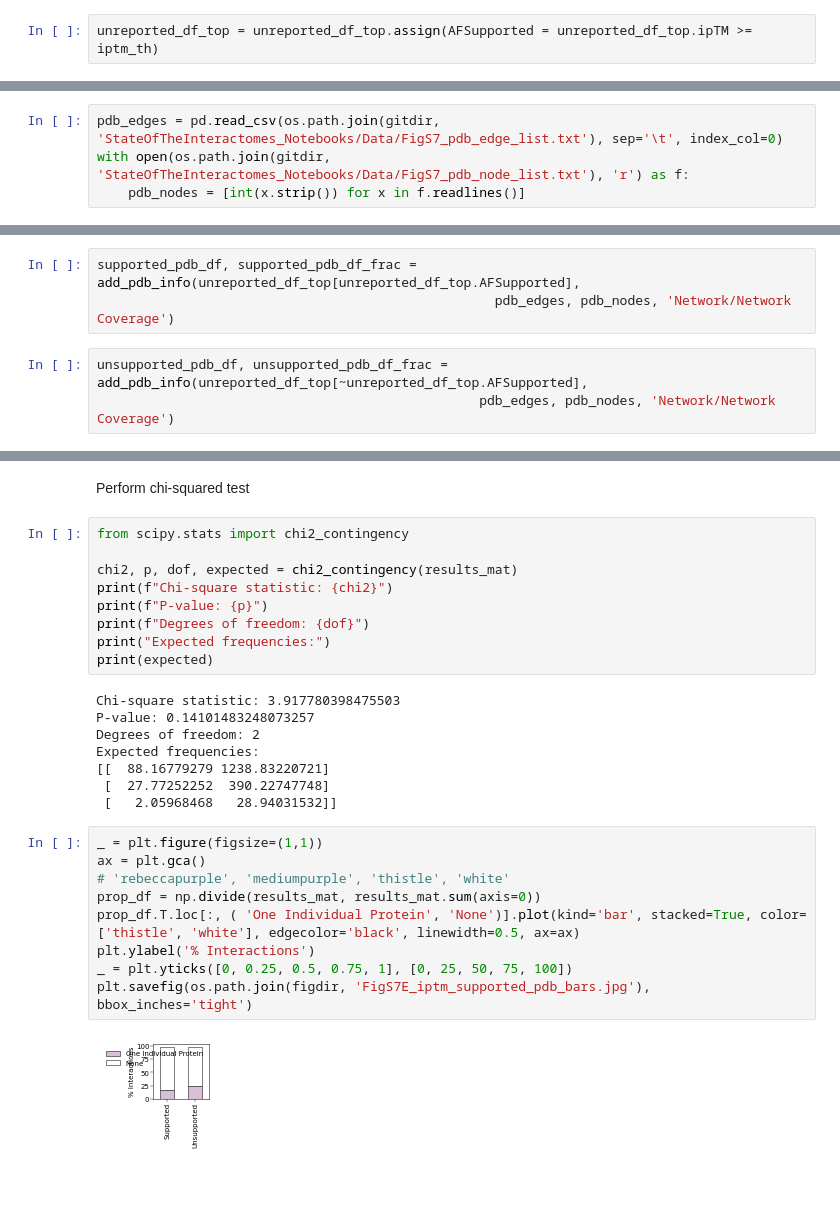
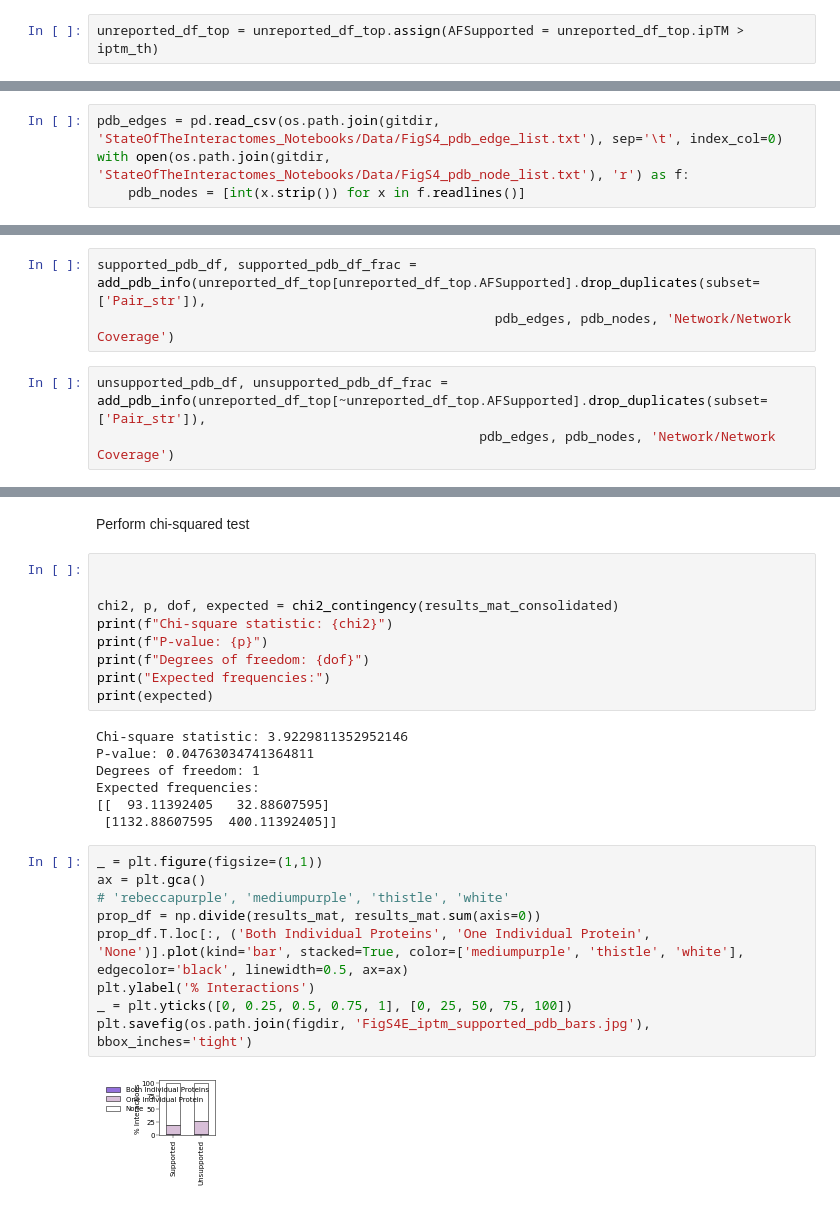
Before and after one commit to sarah-n-wright/Network_Evaluation_Tools, a Jupyter notebook: StateOfTheInteractomes_Notebooks/6_AlphaFold_Assessment.ipynb, the cells around one changed output, grey strips where cells are left out. Drawn from its saved outputs; the diff is of its cells as text.

Commit message:
Clean up notebooks 6&7

````diff
--- a/StateOfTheInteractomes_Notebooks/6_AlphaFold_Assessment.ipynb
+++ b/StateOfTheInteractomes_Notebooks/6_AlphaFold_Assessment.ipynb
@@ -249,2 +278,2 @@ ipTM threshold: 0.56
 # %%
-unreported_df_top = unreported_df_top.assign(AFSupported = unreported_df_top.ipTM >= iptm_th)
+unreported_df_top = unreported_df_top.assign(AFSupported = unreported_df_top.ipTM > iptm_th)
@@ -330,8 +356,8 @@ python PDB_processing.py <datadir> <download_id> <complex|protein>
 python PDB_processing.py /path/to/pdb c45a276a8adf932dc105b8942846e27b complex
 ```
 # %%
-pdb_edges = pd.read_csv(os.path.join(gitdir, 'StateOfTheInteractomes_Notebooks/Data/FigS7_pdb_edge_list.txt'), sep='\t', index_col=0)
-with open(os.path.join(gitdir, 'StateOfTheInteractomes_Notebooks/Data/FigS7_pdb_node_list.txt'), 'r') as f:
+pdb_edges = pd.read_csv(os.path.join(gitdir, 'StateOfTheInteractomes_Notebooks/Data/FigS4_pdb_edge_list.txt'), sep='\t', index_col=0)
+with open(os.path.join(gitdir, 'StateOfTheInteractomes_Notebooks/Data/FigS4_pdb_node_list.txt'), 'r') as f:
     pdb_nodes = [int(x.strip()) for x in f.readlines()]
 # %%
 pdb_edges['Pair_str'] = pdb_edges['GeneA'].astype(str) + '-' + pdb_edges['GeneB'].astype(str)
@@ -459,8 +485,8 @@ with warnings.catch_warnings():
 # %%
-supported_pdb_df, supported_pdb_df_frac = add_pdb_info(unreported_df_top[unreported_df_top.AFSupported],
+supported_pdb_df, supported_pdb_df_frac = add_pdb_info(unreported_df_top[unreported_df_top.AFSupported].drop_duplicates(subset=['Pair_str']),
                                                    pdb_edges, pdb_nodes, 'Network/Network Coverage')
 # %%
-unsupported_pdb_df, unsupported_pdb_df_frac = add_pdb_info(unreported_df_top[~unreported_df_top.AFSupported],
+unsupported_pdb_df, unsupported_pdb_df_frac = add_pdb_info(unreported_df_top[~unreported_df_top.AFSupported].drop_duplicates(subset=['Pair_str']),
                                                  pdb_edges, pdb_nodes, 'Network/Network Coverage')
 # %%
 # add null data for networks with no AF-supported interactions
@@ -474,31 +523,30 @@ results_mat = pd.DataFrame({'Supported':supported, "Unsupported":unsupported})
 # %% [markdown]
 Perform chi-squared test
 # %%
-from scipy.stats import chi2_contingency
 
-chi2, p, dof, expected = chi2_contingency(results_mat)
+
+chi2, p, dof, expected = chi2_contingency(results_mat_consolidated)
 print(f"Chi-square statistic: {chi2}")
 print(f"P-value: {p}")
 print(f"Degrees of freedom: {dof}")
 print("Expected frequencies:")
 print(expected)
 # %% [output]
-Chi-square statistic: 3.917780398475503
-P-value: 0.14101483248073257
-Degrees of freedom: 2
+Chi-square statistic: 3.9229811352952146
+P-value: 0.04763034741364811
+Degrees of freedom: 1
 Expected frequencies:
-[[  88.16779279 1238.83220721]
- [  27.77252252  390.22747748]
- [   2.05968468   28.94031532]]
+[[  93.11392405   32.88607595]
+ [1132.88607595  400.11392405]]
 # %%
 _ = plt.figure(figsize=(1,1))
 ax = plt.gca()
 # 'rebeccapurple', 'mediumpurple', 'thistle', 'white'
 prop_df = np.divide(results_mat, results_mat.sum(axis=0))
-prop_df.T.loc[:, ( 'One Individual Protein', 'None')].plot(kind='bar', stacked=True, color=['thistle', 'white'], edgecolor='black', linewidth=0.5, ax=ax)
+prop_df.T.loc[:, ('Both Individual Proteins', 'One Individual Protein', 'None')].plot(kind='bar', stacked=True, color=['mediumpurple', 'thistle', 'white'], edgecolor='black', linewidth=0.5, ax=ax)
 plt.ylabel('% Interactions')
 _ = plt.yticks([0, 0.25, 0.5, 0.75, 1], [0, 25, 50, 75, 100])
-plt.savefig(os.path.join(figdir, 'FigS7E_iptm_supported_pdb_bars.jpg'), bbox_inches='tight')
+plt.savefig(os.path.join(figdir, 'FigS4E_iptm_supported_pdb_bars.jpg'), bbox_inches='tight')
 # %% [output]
-[figure, old version]
+[figure, new version]
 # %% [markdown]
````
Also changed, not shown: parts of 56 cells of this notebook, 7 other files.
